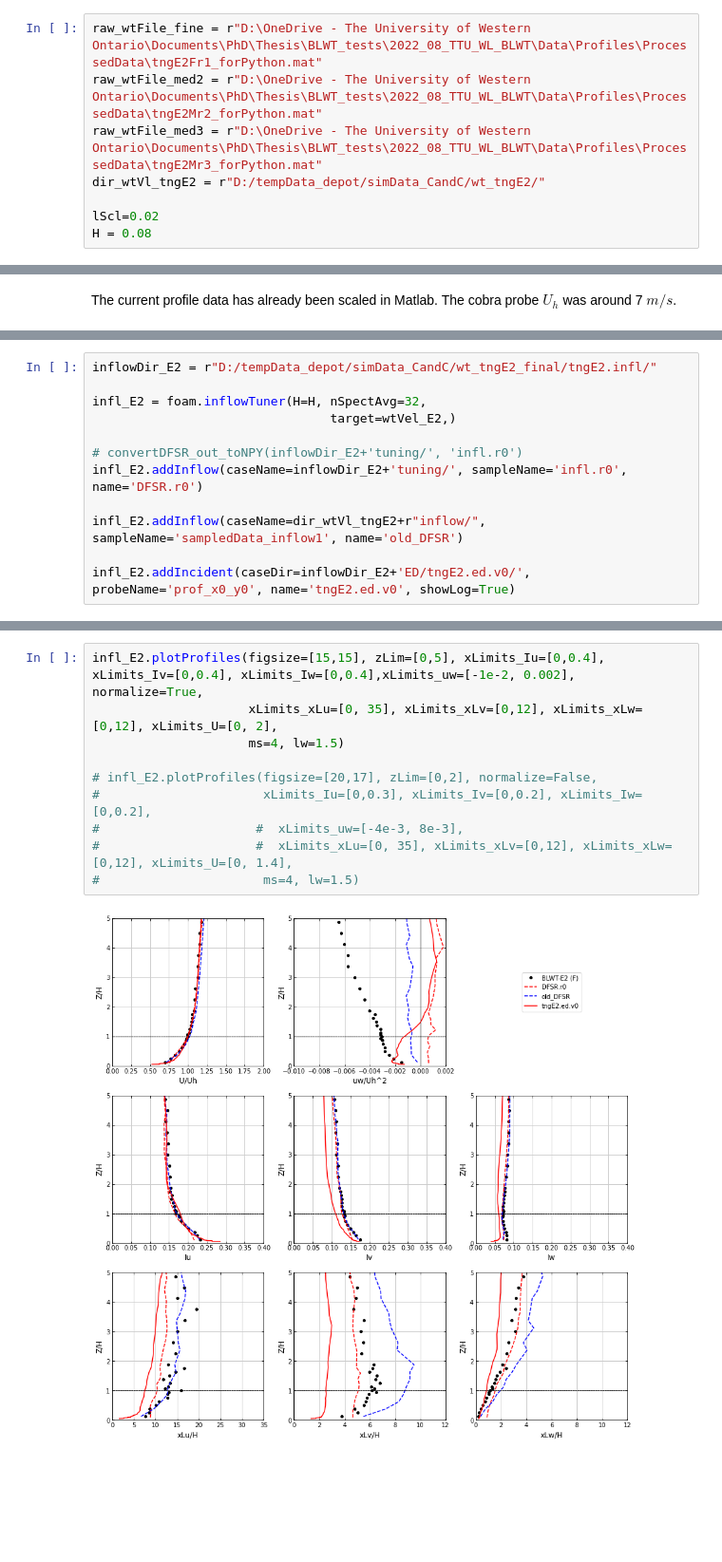
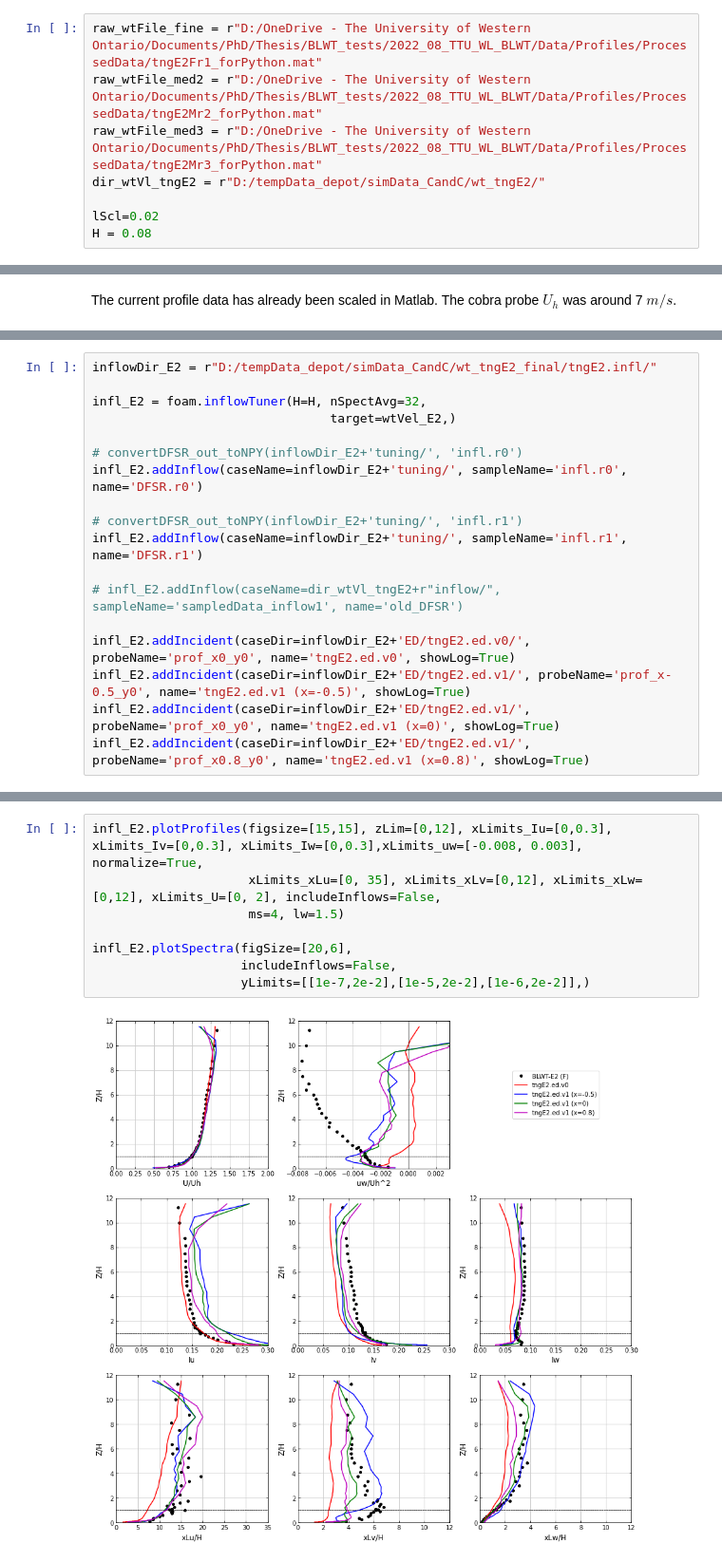
Before and after one commit to Tsinuel/windCalc, a Jupyter notebook: src/notebooks/CandC_load/lab_DFSR_2.ipynb, the cells around one changed output, grey strips where cells are left out. Shown at 95% size. Cells and saved outputs as stored; diff of their text form; blank space fills up the shorter version.

```diff
--- a/src/notebooks/CandC_load/lab_DFSR_2.ipynb
+++ b/src/notebooks/CandC_load/lab_DFSR_2.ipynb
@@ -47,9 +50,9 @@ def saveFoamCaseTH_toFile(caseDir, probeName, H,):
     np.save(caseDir+probeName+'_VofT.npy',les_x0.VofT)
     np.save(caseDir+probeName+'_WofT.npy',les_x0.WofT)
 # %%
-raw_wtFile_fine = r"D:\OneDrive - The University of Western Ontario\Documents\PhD\Thesis\BLWT_tests\2022_08_TTU_WL_BLWT\Data\Profiles\ProcessedData\tngE2Fr1_forPython.mat"
-raw_wtFile_med2 = r"D:\OneDrive - The University of Western Ontario\Documents\PhD\Thesis\BLWT_tests\2022_08_TTU_WL_BLWT\Data\Profiles\ProcessedData\tngE2Mr2_forPython.mat"
-raw_wtFile_med3 = r"D:\OneDrive - The University of Western Ontario\Documents\PhD\Thesis\BLWT_tests\2022_08_TTU_WL_BLWT\Data\Profiles\ProcessedData\tngE2Mr3_forPython.mat"
+raw_wtFile_fine = r"D:/OneDrive - The University of Western Ontario/Documents/PhD/Thesis/BLWT_tests/2022_08_TTU_WL_BLWT/Data/Profiles/ProcessedData/tngE2Fr1_forPython.mat"
+raw_wtFile_med2 = r"D:/OneDrive - The University of Western Ontario/Documents/PhD/Thesis/BLWT_tests/2022_08_TTU_WL_BLWT/Data/Profiles/ProcessedData/tngE2Mr2_forPython.mat"
+raw_wtFile_med3 = r"D:/OneDrive - The University of Western Ontario/Documents/PhD/Thesis/BLWT_tests/2022_08_TTU_WL_BLWT/Data/Profiles/ProcessedData/tngE2Mr3_forPython.mat"
 dir_wtVl_tngE2 = r"D:/tempData_depot/simData_CandC/wt_tngE2/"
 
 lScl=0.02
@@ -126,6 +111,12 @@ infl_E2 = foam.inflowTuner(H=H, nSpectAvg=32,
 # convertDFSR_out_toNPY(inflowDir_E2+'tuning/', 'infl.r0')
 infl_E2.addInflow(caseName=inflowDir_E2+'tuning/', sampleName='infl.r0', name='DFSR.r0')
 
-infl_E2.addInflow(caseName=dir_wtVl_tngE2+r"inflow/", sampleName='sampledData_inflow1', name='old_DFSR')
+# convertDFSR_out_toNPY(inflowDir_E2+'tuning/', 'infl.r1')
+infl_E2.addInflow(caseName=inflowDir_E2+'tuning/', sampleName='infl.r1', name='DFSR.r1')
+
+# infl_E2.addInflow(caseName=dir_wtVl_tngE2+r"inflow/", sampleName='sampledData_inflow1', name='old_DFSR')
 
 infl_E2.addIncident(caseDir=inflowDir_E2+'ED/tngE2.ed.v0/', probeName='prof_x0_y0', name='tngE2.ed.v0', showLog=True)
+infl_E2.addIncident(caseDir=inflowDir_E2+'ED/tngE2.ed.v1/', probeName='prof_x-0.5_y0', name='tngE2.ed.v1 (x=-0.5)', showLog=True)
+infl_E2.addIncident(caseDir=inflowDir_E2+'ED/tngE2.ed.v1/', probeName='prof_x0_y0', name='tngE2.ed.v1 (x=0)', showLog=True)
+infl_E2.addIncident(caseDir=inflowDir_E2+'ED/tngE2.ed.v1/', probeName='prof_x0.8_y0', name='tngE2.ed.v1 (x=0.8)', showLog=True)
@@ -132,12 +141,10 @@ infl_E2.addIncident(caseDir=inflowDir_E2+'ED/tngE2.ed.v0/', probeName='prof_x0_y
 # %%
-infl_E2.plotProfiles(figsize=[15,15], zLim=[0,5], xLimits_Iu=[0,0.4], xLimits_Iv=[0,0.4], xLimits_Iw=[0,0.4],xLimits_uw=[-1e-2, 0.002], normalize=True,
-                     xLimits_xLu=[0, 35], xLimits_xLv=[0,12], xLimits_xLw=[0,12], xLimits_U=[0, 2],
+infl_E2.plotProfiles(figsize=[15,15], zLim=[0,12], xLimits_Iu=[0,0.3], xLimits_Iv=[0,0.3], xLimits_Iw=[0,0.3],xLimits_uw=[-0.008, 0.003], normalize=True,
+                     xLimits_xLu=[0, 35], xLimits_xLv=[0,12], xLimits_xLw=[0,12], xLimits_U=[0, 2], includeInflows=False,
                      ms=4, lw=1.5)
 
-# infl_E2.plotProfiles(figsize=[20,17], zLim=[0,2], normalize=False,
-#                      xLimits_Iu=[0,0.3], xLimits_Iv=[0,0.2], xLimits_Iw=[0,0.2],
-#                     #  xLimits_uw=[-4e-3, 8e-3],
-#                     #  xLimits_xLu=[0, 35], xLimits_xLv=[0,12], xLimits_xLw=[0,12], xLimits_U=[0, 1.4],
-#                      ms=4, lw=1.5)
+infl_E2.plotSpectra(figSize=[20,6],
+                    includeInflows=False,
+                    yLimits=[[1e-7,2e-2],[1e-5,2e-2],[1e-6,2e-2]],)
 # %% [output]
-[figure, old version]
+[figure, new version]
```
Also changed, not shown: parts of 10 cells of this notebook, 7 other files.
